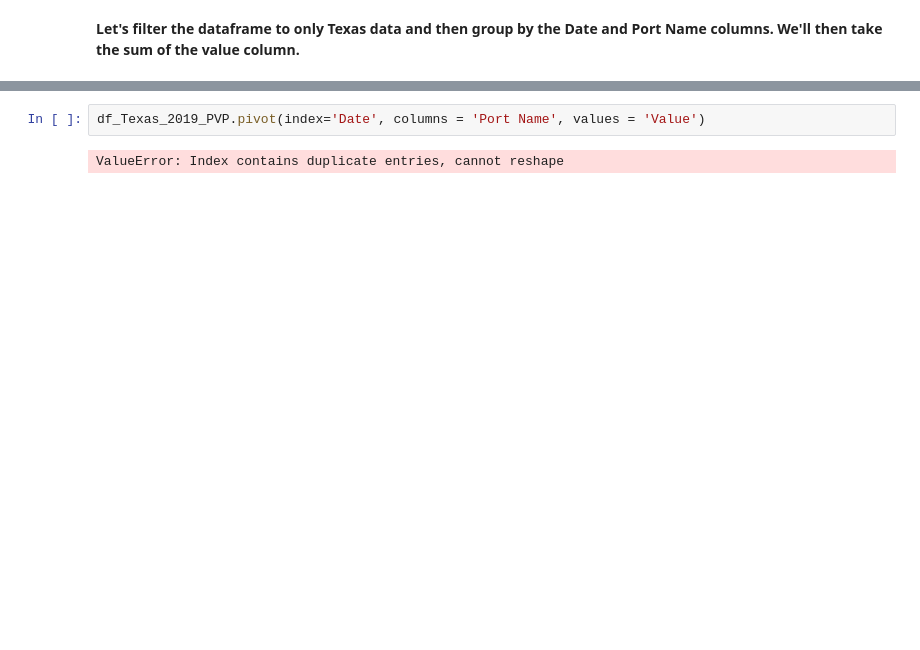
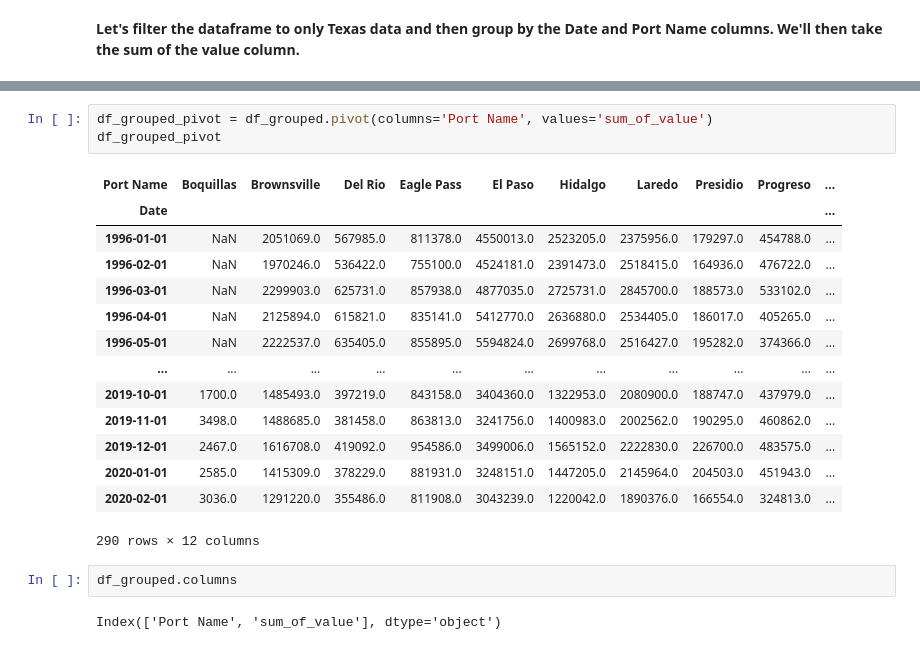
Before and after one commit to ringotm/Python-Tutorials, a Jupyter notebook: Groupby_Pivot_Pandas.ipynb, the cells around one changed output, grey strips where cells are left out. Drawn from its saved outputs; the diff is of its cells as text; blank space fills up the shorter version.

```diff
--- a/Groupby_Pivot_Pandas.ipynb
+++ b/Groupby_Pivot_Pandas.ipynb
@@ -119,4 +112,22 @@ df_Texas_2019_PVP.shape
 # %%
-df_Texas_2019_PVP.pivot(index='Date', columns = 'Port Name', values = 'Value')
+df_grouped_pivot = df_grouped.pivot(columns='Port Name', values='sum_of_value')
+df_grouped_pivot
 # %% [output]
+| Port Name | Boquillas | Brownsville | Del Rio | Eagle Pass | El Paso | Hidalgo | Laredo | Presidio | Progreso | ... |
+| Date |  |  |  |  |  |  |  |  |  | ... |
+| 1996-01-01 | NaN | 2051069.0 | 567985.0 | 811378.0 | 4550013.0 | 2523205.0 | 2375956.0 | 179297.0 | 454788.0 | ... |
+| 1996-02-01 | NaN | 1970246.0 | 536422.0 | 755100.0 | 4524181.0 | 2391473.0 | 2518415.0 | 164936.0 | 476722.0 | ... |
+| 1996-03-01 | NaN | 2299903.0 | 625731.0 | 857938.0 | 4877035.0 | 2725731.0 | 2845700.0 | 188573.0 | 533102.0 | ... |
+| 1996-04-01 | NaN | 2125894.0 | 615821.0 | 835141.0 | 5412770.0 | 2636880.0 | 2534405.0 | 186017.0 | 405265.0 | ... |
+| 1996-05-01 | NaN | 2222537.0 | 635405.0 | 855895.0 | 5594824.0 | 2699768.0 | 2516427.0 | 195282.0 | 374366.0 | ... |
+| ... | ... | ... | ... | ... | ... | ... | ... | ... | ... | ... |
+| 2019-10-01 | 1700.0 | 1485493.0 | 397219.0 | 843158.0 | 3404360.0 | 1322953.0 | 2080900.0 | 188747.0 | 437979.0 | ... |
+| 2019-11-01 | 3498.0 | 1488685.0 | 381458.0 | 863813.0 | 3241756.0 | 1400983.0 | 2002562.0 | 190295.0 | 460862.0 | ... |
+| 2019-12-01 | 2467.0 | 1616708.0 | 419092.0 | 954586.0 | 3499006.0 | 1565152.0 | 2222830.0 | 226700.0 | 483575.0 | ... |
+| 2020-01-01 | 2585.0 | 1415309.0 | 378229.0 | 881931.0 | 3248151.0 | 1447205.0 | 2145964.0 | 204503.0 | 451943.0 | ... |
+| 2020-02-01 | 3036.0 | 1291220.0 | 355486.0 | 811908.0 | 3043239.0 | 1220042.0 | 1890376.0 | 166554.0 | 324813.0 | ... |
-ValueError: Index contains duplicate entries, cannot reshape
+290 rows × 12 columns
+# %%
+df_grouped.columns
+# %% [output]
+Index(['Port Name', 'sum_of_value'], dtype='object')
```
Also changed, not shown: parts of 20 cells of this notebook.
